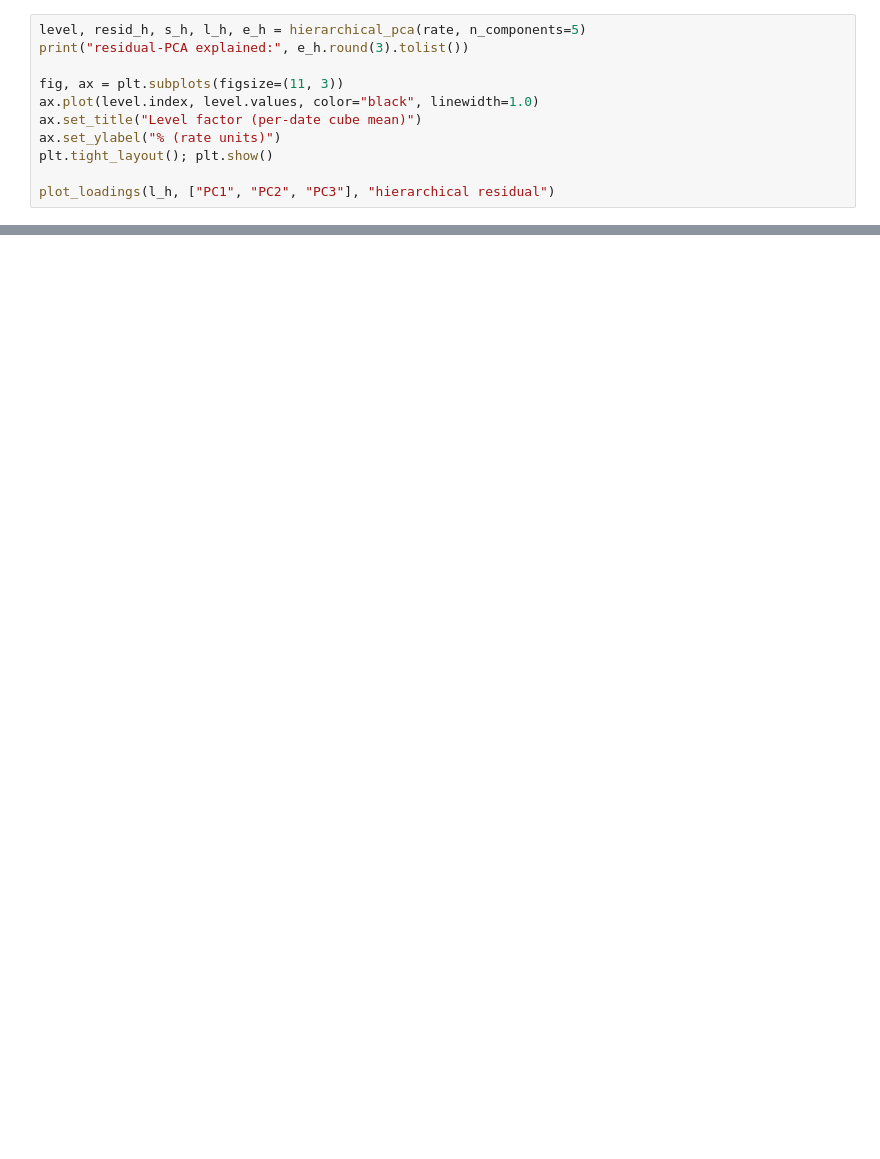
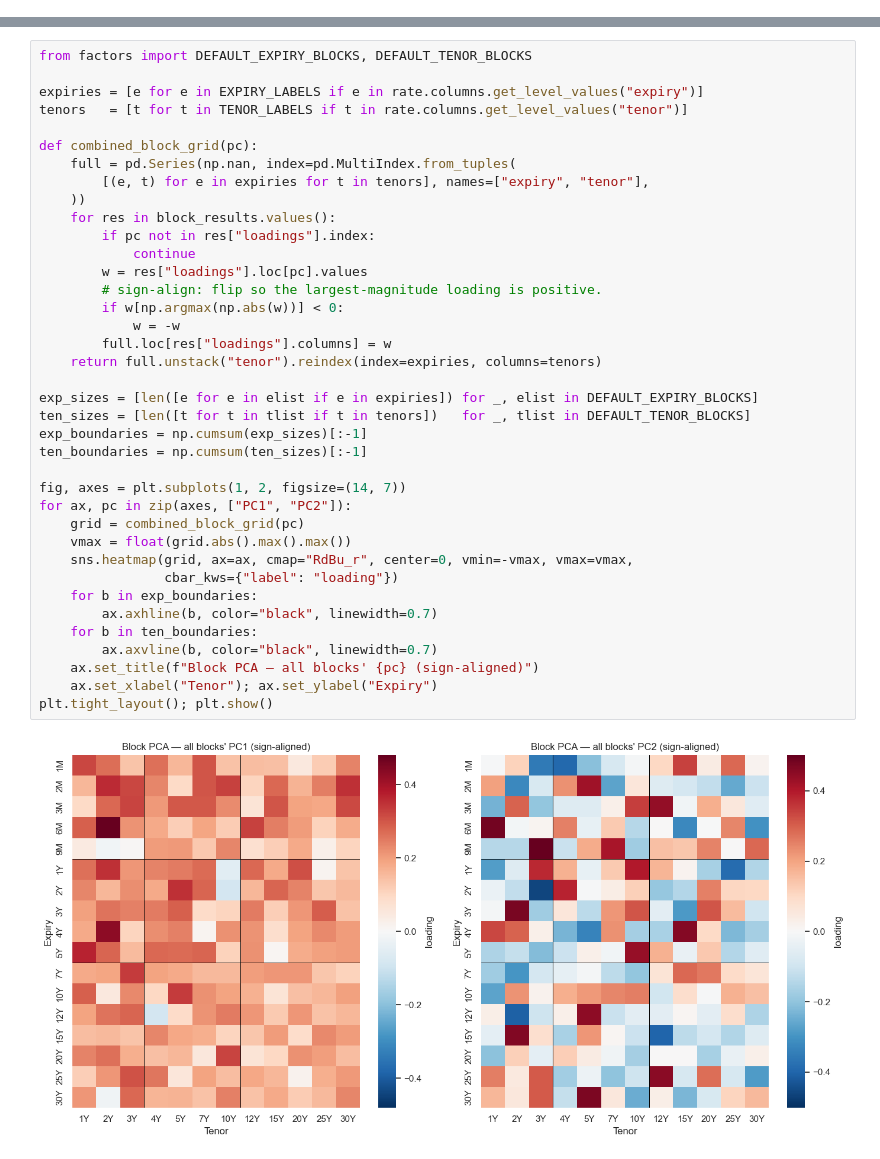
Before and after one commit to ftepqkjng-byte/rates-vol-surface, a Jupyter notebook: notebooks/factors.ipynb, the cells around one changed output, grey strips where cells are left out. Saved outputs shown, nothing was run; the diff lists cells and outputs as text; blank space fills up the shorter version.

```diff
--- a/notebooks/factors.ipynb
+++ b/notebooks/factors.ipynb
@@ -102,11 +116,0 @@ Reconstruction count `K` is **total factors** = `1 (level) + n_pcs`.
-# %%
-level, resid_h, s_h, l_h, e_h = hierarchical_pca(rate, n_components=5)
-print("residual-PCA explained:", e_h.round(3).tolist())
-
-fig, ax = plt.subplots(figsize=(11, 3))
-ax.plot(level.index, level.values, color="black", linewidth=1.0)
-ax.set_title("Level factor (per-date cube mean)")
-ax.set_ylabel("% (rate units)")
-plt.tight_layout(); plt.show()
-
-plot_loadings(l_h, ["PC1", "PC2", "PC3"], "hierarchical residual")
@@ -116,0 +143,40 @@ residual-PCA explained: [0.069, 0.012, 0.012, 0.011, 0.011]
+# %%
+from factors import DEFAULT_EXPIRY_BLOCKS, DEFAULT_TENOR_BLOCKS
+
+expiries = [e for e in EXPIRY_LABELS if e in rate.columns.get_level_values("expiry")]
+tenors   = [t for t in TENOR_LABELS if t in rate.columns.get_level_values("tenor")]
+
+def combined_block_grid(pc):
+    full = pd.Series(np.nan, index=pd.MultiIndex.from_tuples(
+        [(e, t) for e in expiries for t in tenors], names=["expiry", "tenor"],
+    ))
+    for res in block_results.values():
+        if pc not in res["loadings"].index:
+            continue
+        w = res["loadings"].loc[pc].values
+        # sign-align: flip so the largest-magnitude loading is positive.
+        if w[np.argmax(np.abs(w))] < 0:
+            w = -w
+        full.loc[res["loadings"].columns] = w
+    return full.unstack("tenor").reindex(index=expiries, columns=tenors)
+
+exp_sizes = [len([e for e in elist if e in expiries]) for _, elist in DEFAULT_EXPIRY_BLOCKS]
+ten_sizes = [len([t for t in tlist if t in tenors])   for _, tlist in DEFAULT_TENOR_BLOCKS]
+exp_boundaries = np.cumsum(exp_sizes)[:-1]
+ten_boundaries = np.cumsum(ten_sizes)[:-1]
+
+fig, axes = plt.subplots(1, 2, figsize=(14, 7))
+for ax, pc in zip(axes, ["PC1", "PC2"]):
+    grid = combined_block_grid(pc)
+    vmax = float(grid.abs().max().max())
+    sns.heatmap(grid, ax=ax, cmap="RdBu_r", center=0, vmin=-vmax, vmax=vmax,
+                cbar_kws={"label": "loading"})
+    for b in exp_boundaries:
+        ax.axhline(b, color="black", linewidth=0.7)
+    for b in ten_boundaries:
+        ax.axvline(b, color="black", linewidth=0.7)
+    ax.set_title(f"Block PCA — all blocks' {pc} (sign-aligned)")
+    ax.set_xlabel("Tenor"); ax.set_ylabel("Expiry")
+plt.tight_layout(); plt.show()
+# %% [output]
+[figure, added]
```
Also changed, not shown: parts of 21 cells of this notebook, 10 other files.
